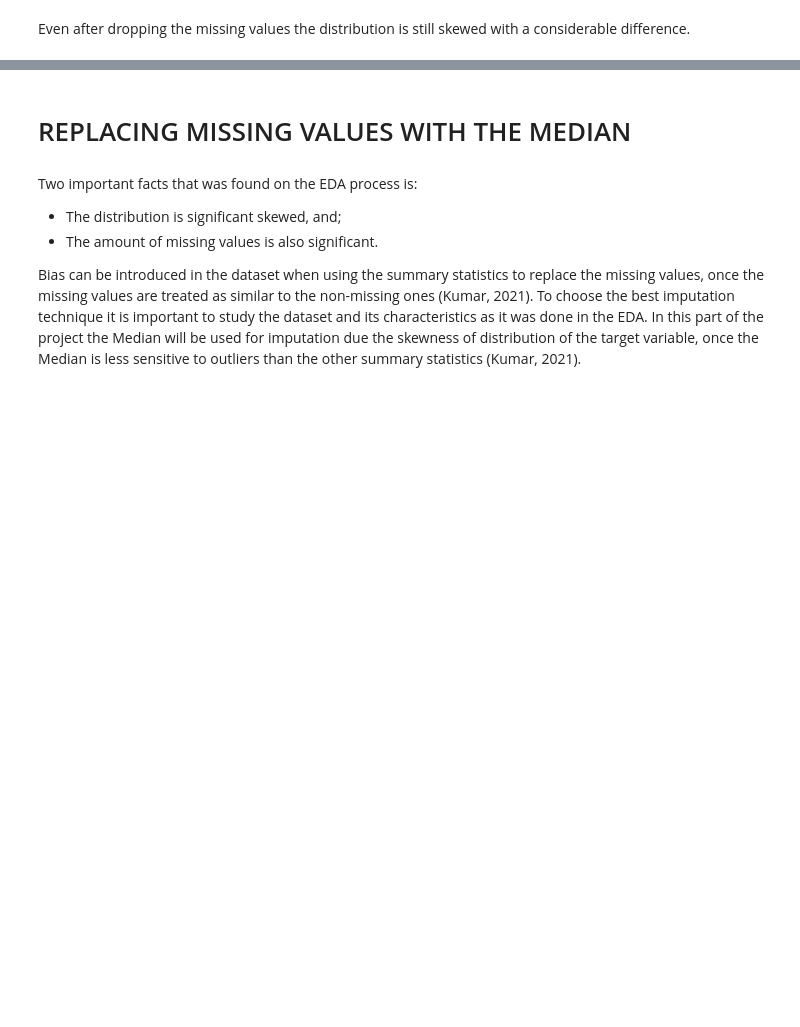
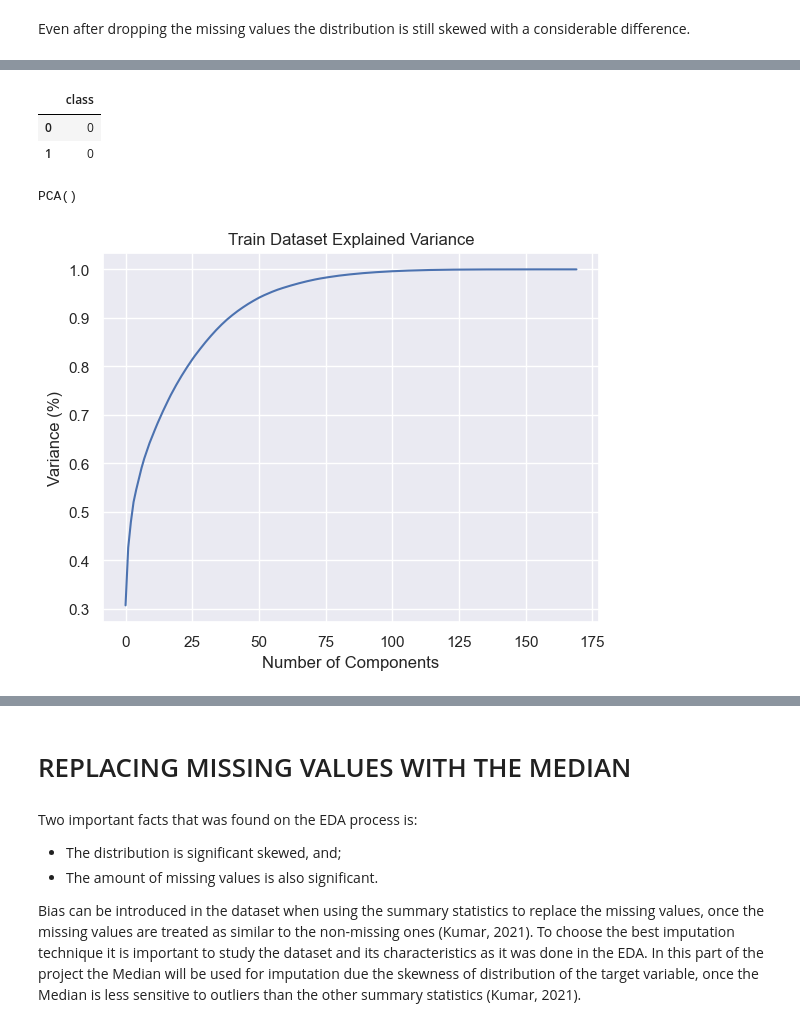
Before and after one commit to izazaka/Data, a Jupyter notebook: CA1.ipynb, the cells around one changed output, grey strips where cells are left out. Drawn from its saved outputs; the diff is of its cells as text; code cells hidden in the pictures; blank space fills up the shorter version.

```diff
--- a/CA1.ipynb
+++ b/CA1.ipynb
@@ -439,2 +430,6 @@ ca1_d.describe()
 # %% [markdown]
 Even after dropping the missing values the distribution is still skewed with a considerable difference.
+# %%
+test1_split = test1.drop(class_test1, axis = 1)
+
+test1_split.head()
@@ -440,0 +444,4 @@ Even after dropping the missing values the distribution is still skewed with a c
+# %%
+X_test1 = test1_split
+
+y_test1 = class_test1
@@ -440,0 +455,25 @@ Even after dropping the missing values the distribution is still skewed with a c
+# %%
+y_test1.head(2)
+# %% [output]
+|  | class |
+| 0 | 0 |
+| 1 | 0 |
+# %%
+sc = StandardScaler()
+
+X_test1_s = sc.fit_transform(X_test1)
+# %%
+pca_test1 = PCA()
+
+pca.fit(X_test1_s)
+# %% [output]
+PCA()
+# %%
+plt.figure()
+plt.plot(np.cumsum(pca.explained_variance_ratio_))
+plt.xlabel("Number of Components")
+plt.ylabel("Variance (%)")
+plt.title("Train Dataset Explained Variance")
+plt.show()
+# %% [output]
+[figure, added]
```
Also changed, not shown: parts of 32 cells of this notebook, 1 other file.
